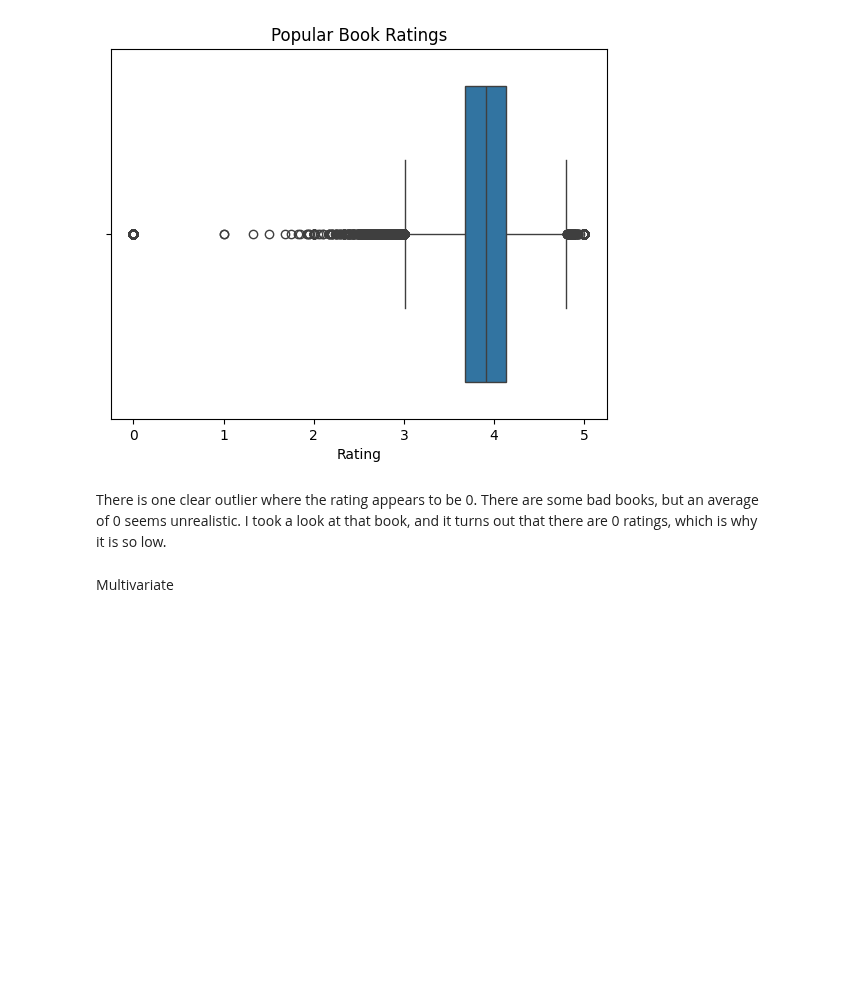
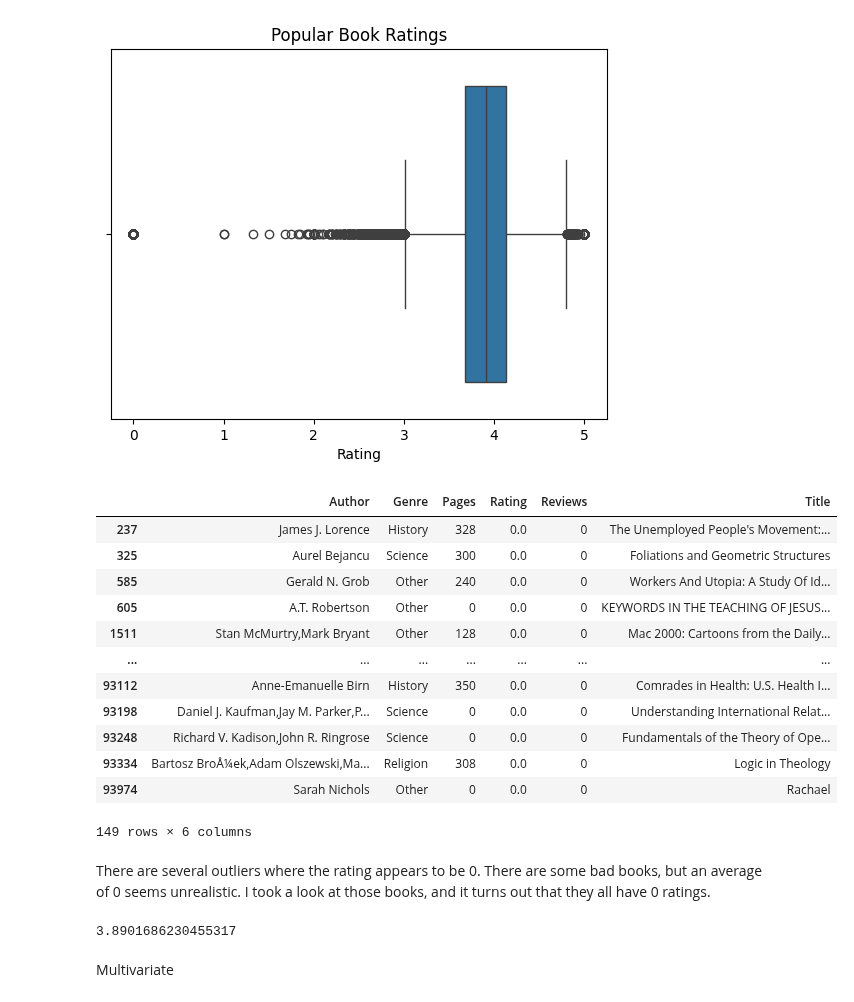
Before and after one commit to klittle0/Goodreads-book-analysis, a Jupyter notebook: dataanalysis.ipynb, the cells around one changed output. Saved outputs shown, nothing was run; the diff lists cells and outputs as text; code cells hidden in the pictures; blank space fills up the shorter version.

```diff
--- a/dataanalysis.ipynb
+++ b/dataanalysis.ipynb
@@ -133,8 +162,34 @@ sns.boxplot(data=df, x="Rating")
 # %% [output]
 <Axes: title={'center': 'Popular Book Ratings'}, xlabel='Rating'>
 [figure]
+# %%
+df.query("Rating == 0")
+# %% [output]
+|  | Author | Genre | Pages | Rating | Reviews | Title |
+| 237 | James J. Lorence | History | 328 | 0.0 | 0 | The Unemployed People's Movement:... |
+| 325 | Aurel Bejancu | Science | 300 | 0.0 | 0 | Foliations and Geometric Structures |
+| 585 | Gerald N. Grob | Other | 240 | 0.0 | 0 | Workers And Utopia: A Study Of Id... |
+| 605 | A.T. Robertson | Other | 0 | 0.0 | 0 | KEYWORDS IN THE TEACHING OF JESUS... |
+| 1511 | Stan McMurtry,Mark Bryant | Other | 128 | 0.0 | 0 | Mac 2000: Cartoons from the Daily... |
+| ... | ... | ... | ... | ... | ... | ... |
+| 93112 | Anne-Emanuelle Birn | History | 350 | 0.0 | 0 | Comrades in Health: U.S. Health I... |
+| 93198 | Daniel J. Kaufman,Jay M. Parker,P... | Science | 0 | 0.0 | 0 | Understanding International Relat... |
+| 93248 | Richard V. Kadison,John R. Ringrose | Science | 0 | 0.0 | 0 | Fundamentals of the Theory of Ope... |
+| 93334 | Bartosz BroÅ¼ek,Adam Olszewski,Ma... | Religion | 308 | 0.0 | 0 | Logic in Theology |
+| 93974 | Sarah Nichols | Other | 0 | 0.0 | 0 | Rachael |
+149 rows × 6 columns
 # %% [markdown]
-There is one clear outlier where the rating appears to be 0. There are some bad books, but an average of 0 seems unrealistic. I took a look at that book, and it turns out that there are 0 ratings, which is why it is so low.
+There are several outliers where the rating appears to be 0. There are some bad books, but an average of 0 seems unrealistic. I took a look at those books, and it turns out that they all have 0 ratings.
+# %%
+df["Rating"].mean()
+
+df["Rating"].mode()
+
+df["Rating"].mean()
+
+df["Rating"].var()
+# %% [output]
+3.8901686230455317
 # %% [markdown]
 Multivariate
 # %%
```
Also changed, not shown: parts of 21 cells of this notebook.
